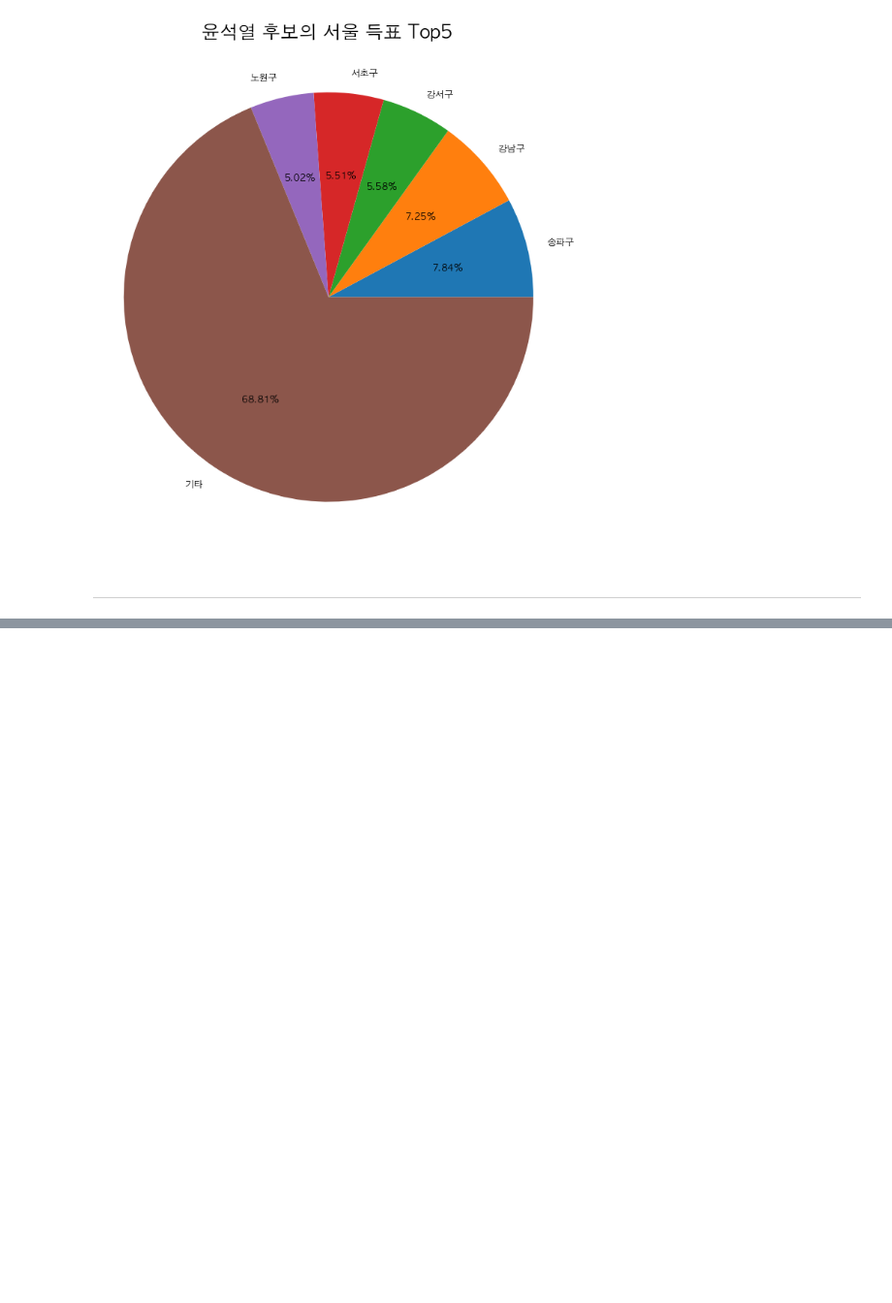
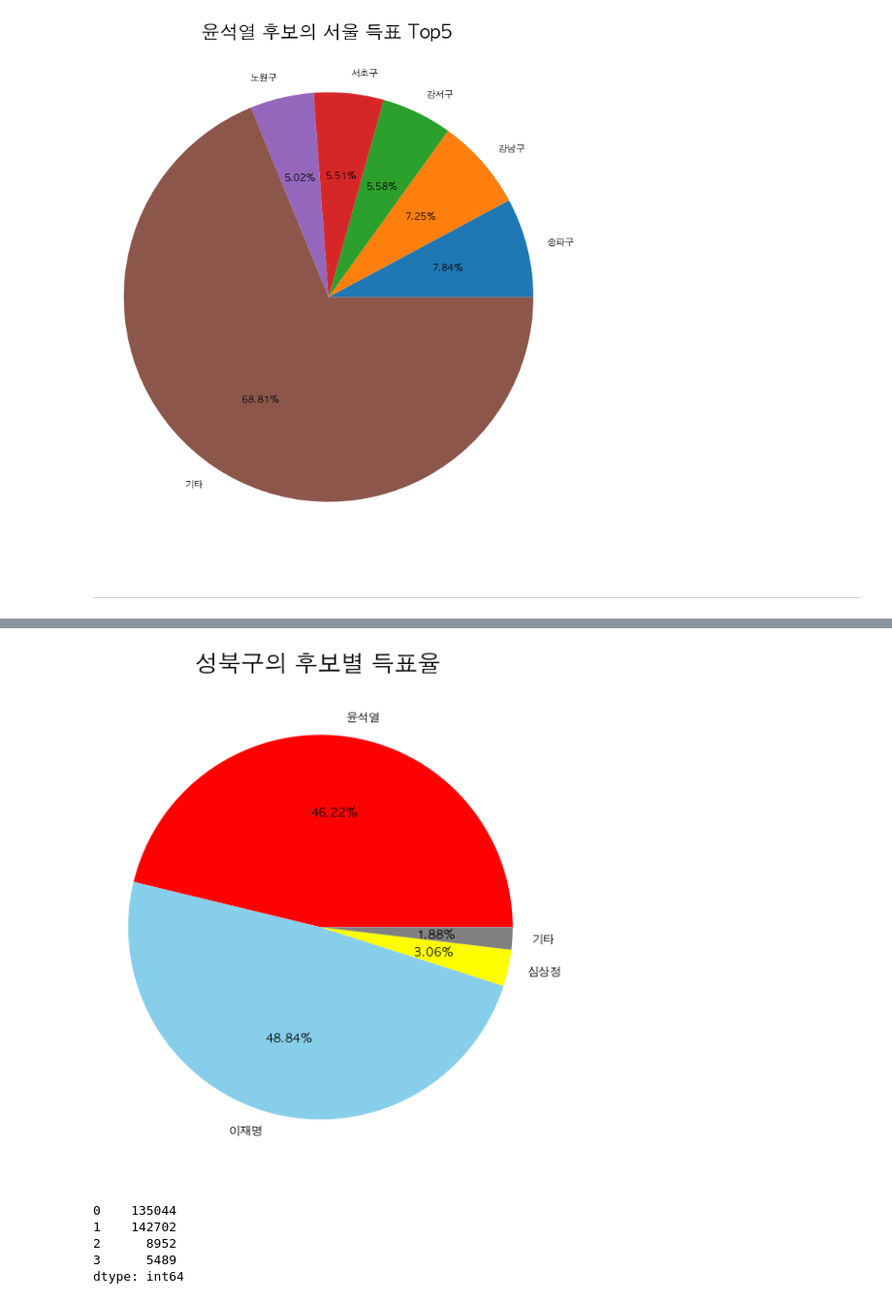
Before and after one commit to monargent0/TJPythonClass, a Jupyter notebook: 3.DataAnalysis/Note/12.대선자료시각화.ipynb, the cells around one changed output, grey strips where cells are left out. Shown at 97% size. Drawn from its saved outputs; the diff is of its cells as text; code cells hidden in the pictures; blank space fills up the shorter version.

```diff
--- a/3.DataAnalysis/Note/12.대선자료시각화.ipynb
+++ b/3.DataAnalysis/Note/12.대선자료시각화.ipynb
@@ -339,0 +343,6 @@ plt.show()
+# %%
+elec_sung = election.loc[election['시군구'] == '성북구' , ['시군구','투표수','윤석열','이재명','심상정']]
+elec_sung = elec_sung.set_index('시군구').T
+elec_sung.loc['기타'] = elec_sung.loc['투표수' , '성북구']- elec_sung.loc['윤석열':'심상정' , '성북구'].sum()
+elec_sung = elec_sung[1:]
+elec_sung
@@ -339,0 +355,29 @@ plt.show()
+# %%
+plt.rcParams['figure.figsize'] = (6,7)
+plt.rcParams['font.size'] = 9
+
+elec_sung['성북구'].plot(
+    kind = 'pie',
+    autopct="%.2f%%",
+    colors = ['red' , 'skyblue' ,'yellow','grey']
+)
+plt.title('성북구의 후보별 득표율' , size = 18)
+plt.ylabel('')
+plt.axis('equal')
+plt.show()
+# %% [output]
+[figure, added]
+# %%
+# 강사님 풀이
+pob_윤석열 = election.loc[election['시군구'] == '성북구']
+pob_윤석열
+
+pob_윤석열_data = pd.Series([int(pob_윤석열['윤석열']) , int(pob_윤석열['이재명']),int(pob_윤석열['심상정'])]).\
+    append(pob_윤석열['투표수'] - pob_윤석열['electionSum']).reset_index(drop=True)
+pob_윤석열_data
+# %% [output]
+0    135044
+1    142702
+2      8952
+3      5489
+dtype: int64
```
Also changed, not shown: parts of 16 cells of this notebook, 5 other files.
